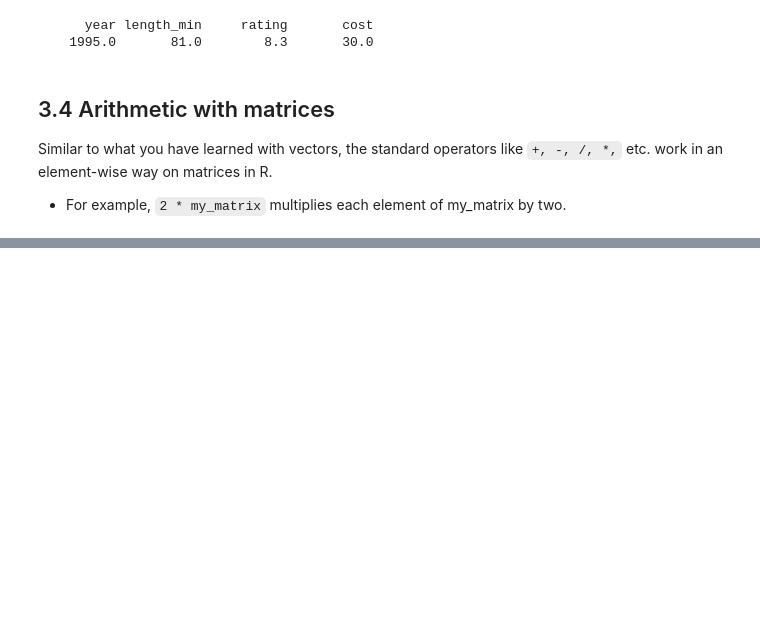
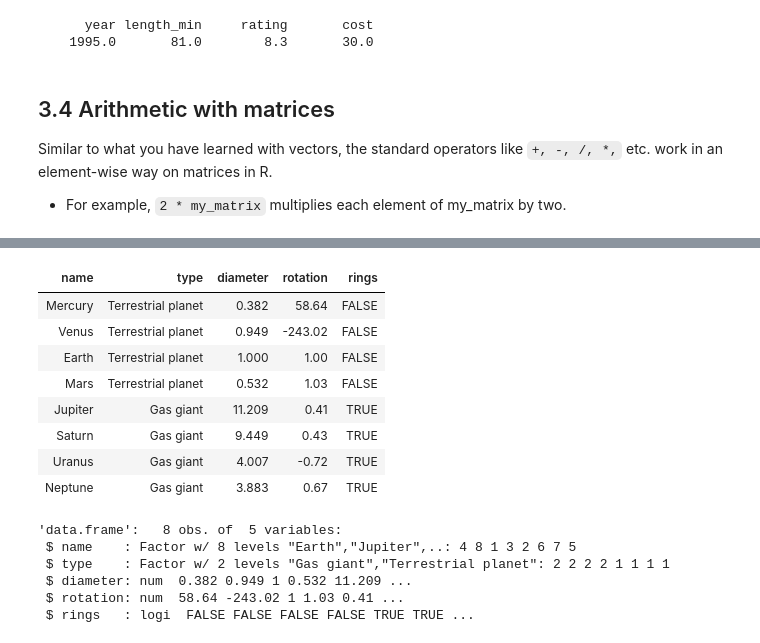
Before and after one commit to recervictory/LearingR, a Jupyter notebook: 01_Introducation_to_R.ipynb, the cells around one changed output, grey strips where cells are left out. Saved outputs shown, nothing was run; the diff lists cells and outputs as text; code cells hidden in the pictures; blank space fills up the shorter version.

```diff
--- a/01_Introducation_to_R.ipynb
+++ b/01_Introducation_to_R.ipynb
@@ -368,0 +714,33 @@ The term factor refers to a **statistical data type** used to store **categorica
+# %%
+# Definition of vectors
+name <- c("Mercury", "Venus", "Earth", "Mars", "Jupiter", "Saturn", "Uranus", "Neptune")
+type <- c("Terrestrial planet", "Terrestrial planet", "Terrestrial planet",
+          "Terrestrial planet", "Gas giant", "Gas giant", "Gas giant", "Gas giant")
+diameter <- c(0.382, 0.949, 1, 0.532, 11.209, 9.449, 4.007, 3.883)
+rotation <- c(58.64, -243.02, 1, 1.03, 0.41, 0.43, -0.72, 0.67)
+rings <- c(FALSE, FALSE, FALSE, FALSE, TRUE, TRUE, TRUE, TRUE)
+
+# Create a data frame from the vectors
+planets_df <-data.frame(name,type,diameter,rotation,rings)
+# %%
+# View the dataframe
+planets_df
+# %% [output]
+| name | type | diameter | rotation | rings |
+| Mercury | Terrestrial planet | 0.382 | 58.64 | FALSE |
+| Venus | Terrestrial planet | 0.949 | -243.02 | FALSE |
+| Earth | Terrestrial planet | 1.000 | 1.00 | FALSE |
+| Mars | Terrestrial planet | 0.532 | 1.03 | FALSE |
+| Jupiter | Gas giant | 11.209 | 0.41 | TRUE |
+| Saturn | Gas giant | 9.449 | 0.43 | TRUE |
+| Uranus | Gas giant | 4.007 | -0.72 | TRUE |
+| Neptune | Gas giant | 3.883 | 0.67 | TRUE |
+# %%
+str(planets_df)
+# %% [output]
+'data.frame':   8 obs. of  5 variables:
+ $ name    : Factor w/ 8 levels "Earth","Jupiter",..: 4 8 1 3 2 6 7 5
+ $ type    : Factor w/ 2 levels "Gas giant","Terrestrial planet": 2 2 2 2 1 1 1 1
+ $ diameter: num  0.382 0.949 1 0.532 11.209 ...
+ $ rotation: num  58.64 -243.02 1 1.03 0.41 ...
+ $ rings   : logi  FALSE FALSE FALSE FALSE TRUE TRUE ...
```
Also changed, not shown: parts of 51 cells of this notebook.
